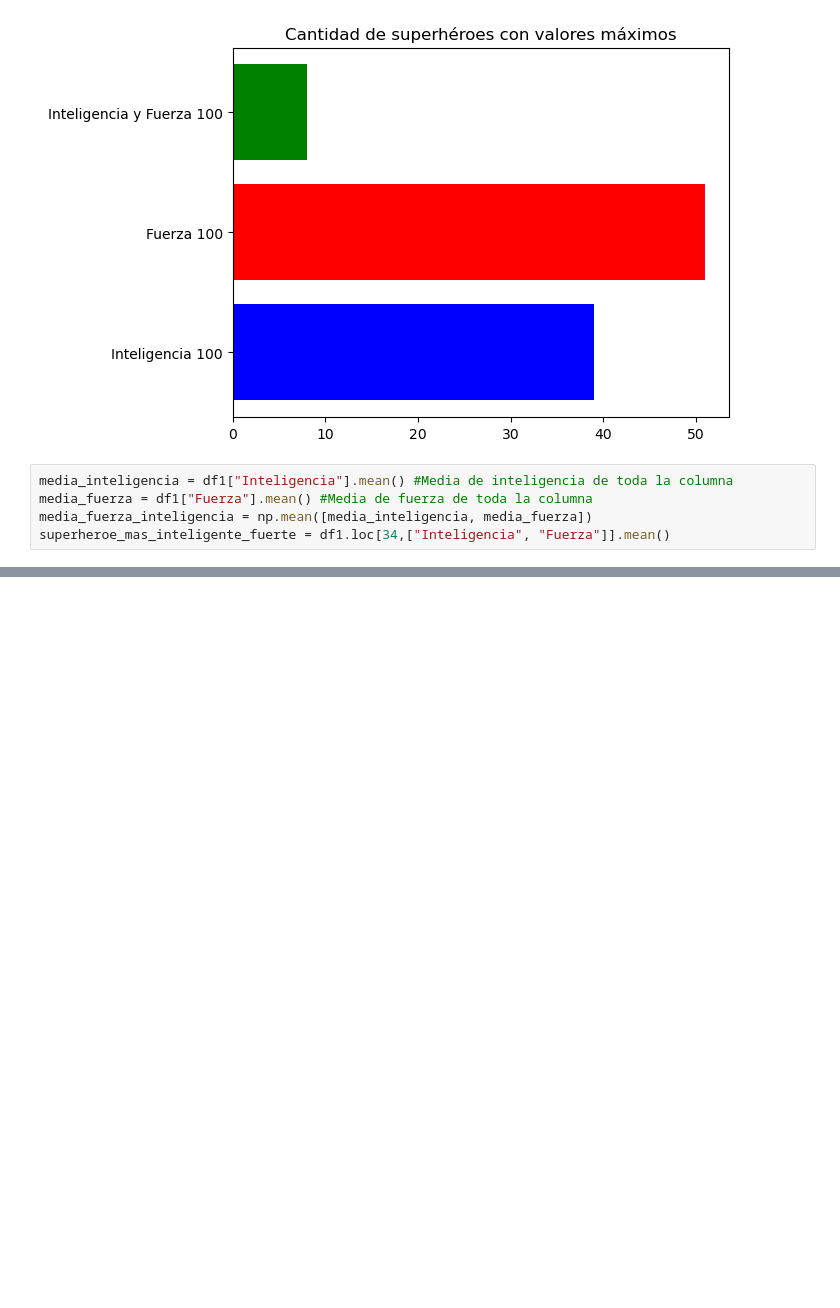
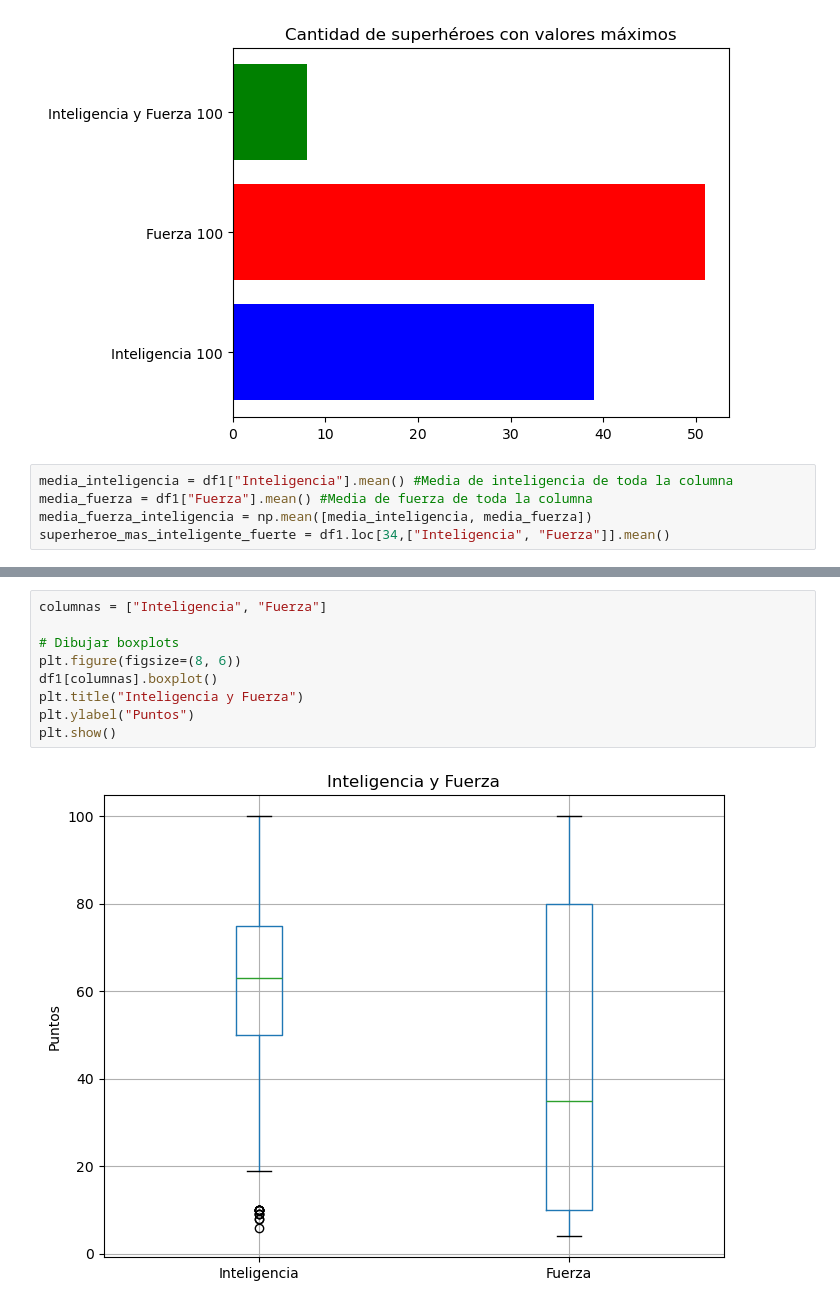
Before and after one commit to Anxo555/Proyecto-Api-Superheroes, a Jupyter notebook: Analisis_datos_PAOLO/Preguntas 1 y 2 final.ipynb, the cells around one changed output, grey strips where cells are left out. Cells and saved outputs as stored; diff of their text form; blank space fills up the shorter version.

```diff
--- a/Analisis_datos_PAOLO/Preguntas 1 y 2 final.ipynb
+++ b/Analisis_datos_PAOLO/Preguntas 1 y 2 final.ipynb
@@ -266,0 +278,11 @@ plt.show()
+# %%
+columnas = ["Inteligencia", "Fuerza"]
+
+# Dibujar boxplots
+plt.figure(figsize=(8, 6))
+df1[columnas].boxplot()
+plt.title("Inteligencia y Fuerza")
+plt.ylabel("Puntos")
+plt.show()
+# %% [output]
+[figure, added]
```
Also changed, not shown: parts of 5 cells of this notebook, 2 other files.
